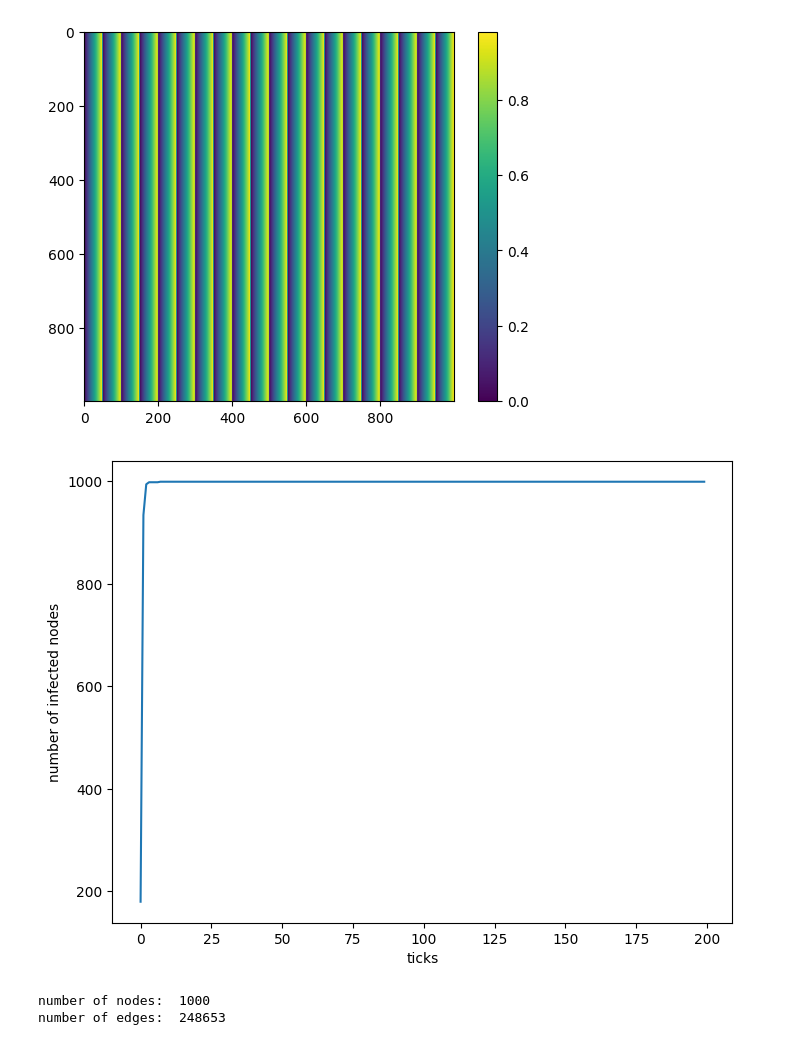
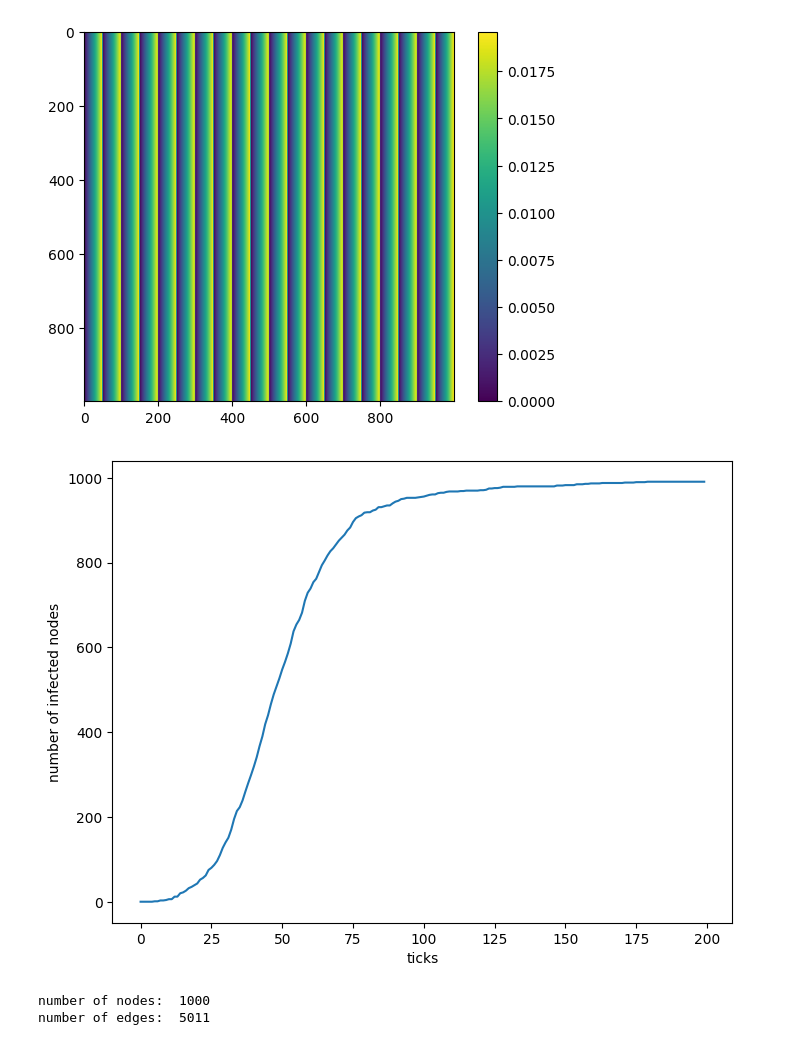
Before and after one commit to ficnawode/SI-model-sim, a Jupyter notebook: graph.ipynb, the cells around one changed output. Saved outputs shown, nothing was run; the diff lists cells and outputs as text; code cells hidden in the pictures.

```diff
--- a/graph.ipynb
+++ b/graph.ipynb
@@ -42,7 +43,11 @@ def create_simple_correlation_matrix(N: int)->np.matrix:
     return m
 # %%
 #create an erdos graph
-g = create_erdos_graph_model(4000, 0.01, 0.01)
+corr_mat = create_erdos_graph_matrix(4000, 0.01)
+if VISUALIZE:
+    plt.savefig('out/matrix_erdos.jpg', dpi=300)
+g = SIModel.from_correlation_matrix(corr_mat, 0.01)
+
 #infect node 0
 g.nodes[0].infected = True
 
@@ -62,7 +67,8 @@ plt.plot(tick_numbers, infected_at_tick)
 plt.xlabel('ticks')
 plt.ylabel('number of infected nodes')
 
-# plt.savefig('out/infected_per_tick_erdos.jpg', dpi=300)
+if VISUALIZE:
+    plt.savefig('out/graph_erdos.jpg', dpi=300)
 plt.show()
 
 print("number of nodes: ", len(g.nodes))
@@ -79,7 +86,8 @@ corr_mat = create_correlation_matrix(4000)
 plt.imshow(corr_mat)
 plt.colorbar()
 
-# plt.savefig('out/correlation_matrix_visualization.jpg', dpi=300)
+if VISUALIZE:
+    plt.savefig('out/matrix_layered.jpg', dpi=300)
 
 plt.show()
 
@@ -87,7 +95,7 @@ plt.show()
 corr_mat = create_correlation_matrix(4000)
 
 #create a model from the matrix
-g = SIModel.create_from_correlation_matrix(corr_mat, 0.01)
+g = SIModel.from_correlation_matrix(corr_mat, 0.01)
 
 #set first node to infected
 g.nodes[0].infected = True
@@ -108,7 +116,8 @@ plt.plot(tick_numbers, infected_at_tick)
 plt.xlabel('ticks')
 plt.ylabel('number of infected nodes')
 
-# plt.savefig('out/infected_per_tick_variable_correlation.jpg', dpi=300)
+if VISUALIZE:
+    plt.savefig('out/graph_layered.jpg', dpi=300)
 
 plt.show()
 
@@ -124,12 +133,13 @@ corr_mat = create_simple_correlation_matrix(1000)
 plt.imshow(corr_mat)
 plt.colorbar()
 
-# plt.savefig('out/correlation_matrix_visualization.jpg', dpi=300)
+if VISUALIZE:
+    plt.savefig('out/matrix_smooth.jpg', dpi=300)
 
 plt.show()
 
 #create a model from the matrix
-g = SIModel.create_from_correlation_matrix(corr_mat, 0.01)
+g = SIModel.from_correlation_matrix(corr_mat, 0.01)
 
 #set first node to infected
 g.nodes[0].infected = True
@@ -150,7 +160,8 @@ plt.plot(tick_numbers, infected_at_tick)
 plt.xlabel('ticks')
 plt.ylabel('number of infected nodes')
 
-# plt.savefig('out/infected_per_tick_variable_correlation.jpg', dpi=300)
+if VISUALIZE:
+    plt.savefig('out/graph_smooth.jpg', dpi=300)
 
 plt.show()
 
@@ -164,47 +175,51 @@ number of edges:  5025
 # %%
 
-def create_periodic_correlation_matrix(N: int)->np.matrix:
-    prob_max = 1
+def create_periodic_correlation_matrix(N: int, prob_max)->np.matrix:
     m = np.matrix([[(i % 50)/50*(prob_max - np.sqrt(np.abs(i-j))/N**2)  for i in range(N)] for j in range(N)])
     return m
 
-corr_mat = create_periodic_correlation_matrix(1000)
+corr_mat = create_periodic_correlation_matrix(1000, 0.02)
 plt.imshow(corr_mat)
 plt.colorbar()
 
+if VISUALIZE:
+    plt.savefig('out/matrix_striped.jpg', dpi=300)
+
 #create a model from the matrix
-g = SIModel.create_from_correlation_matrix(corr_mat, 0.01)
+g = SIModel.from_correlation_matrix(corr_mat, 0.01)
 
 #set first node to infected
 g.nodes[0].infected = True
 
 #gather data
 tick_numbers = []
 infected_at_tick = []
 
 #watch chaos unfold
 for i in range(200):
     g.tick()
     tick_numbers.append(i)
     infected_at_tick.append(g.amount_of_infected)
 
 #plot the sucker
 plt.figure(figsize = (8,6))
 plt.plot(tick_numbers, infected_at_tick)
 plt.xlabel('ticks')
 plt.ylabel('number of infected nodes')
 
-# plt.savefig('out/infected_per_tick_variable_correlation.jpg', dpi=300)
+
+if VISUALIZE:
+    plt.savefig('out/infected_per_tick_variable_correlation.jpg', dpi=300)
 
 plt.show()
 
 print("number of nodes: ", len(g.nodes))
 print("number of edges: ", g.number_of_edges)
 # %% [output]
-[figure, old version]
+[figure, new version]
-[figure, old version]
+[figure, new version]
 number of nodes:  1000
-number of edges:  248653
+number of edges:  5011
 # %%
 # Returns blocked out matrix
 # N - rank of matrix
```
Also changed, not shown: parts of 7 cells of this notebook, 1 other file.
